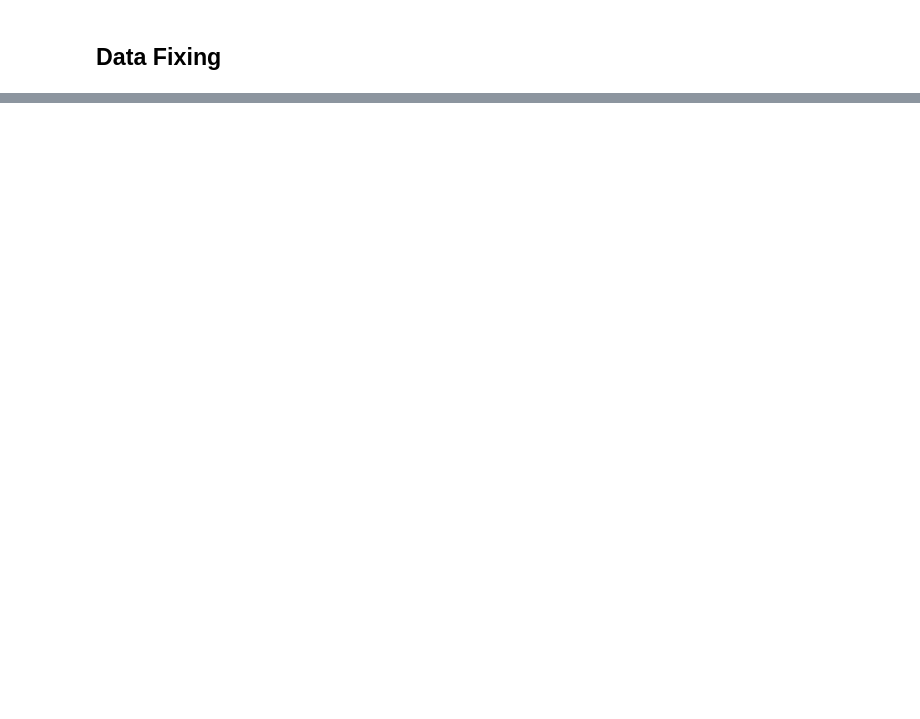
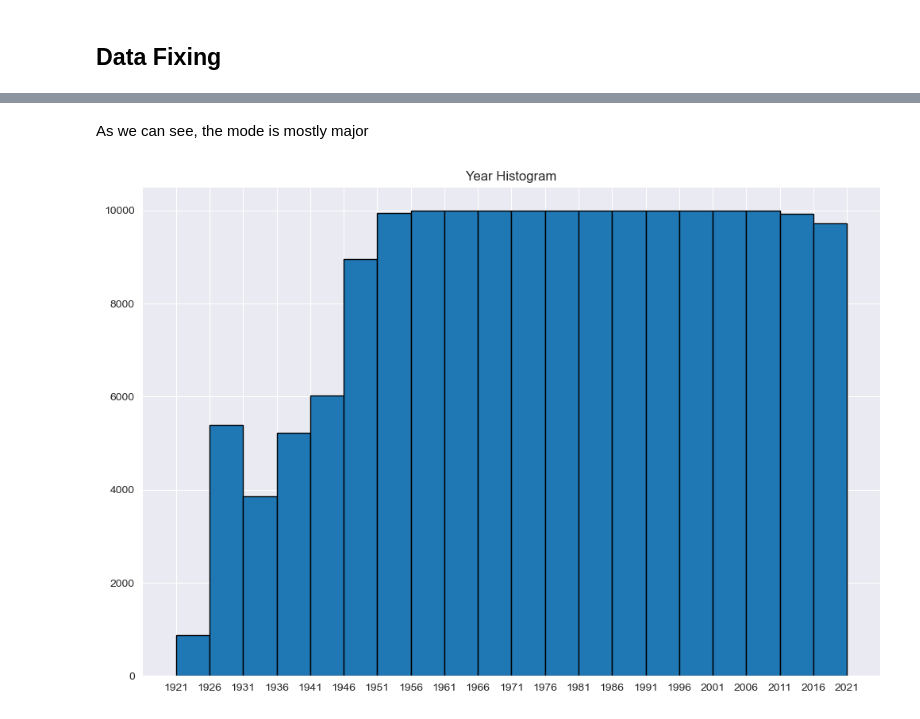
Before and after one commit to NaorHaba/Causal-Inference, a Jupyter notebook: data_exploration.ipynb, the cells around one changed output, grey strips where cells are left out. Drawn from its saved outputs; the diff is of its cells as text; code cells hidden in the pictures; blank space fills up the shorter version.

```diff
--- a/data_exploration.ipynb
+++ b/data_exploration.ipynb
@@ -301,0 +82,12 @@ df['treatment'].dropna().mean()
+# %% [markdown]
+As we can see, the mode is mostly major
+# %%
+# plot histogram of year column
+_, ax = plt.subplots(figsize=(12, 8))
+bins = list(range(1921, 2022, 5))
+plt.hist(df.year.values, bins=bins, edgecolor="k")
+plt.xticks(bins)
+ax.title.set_text('Year Histogram')
+plt.show()
+# %% [output]
+[figure, added]
```
Also changed, not shown: parts of 49 cells of this notebook.
